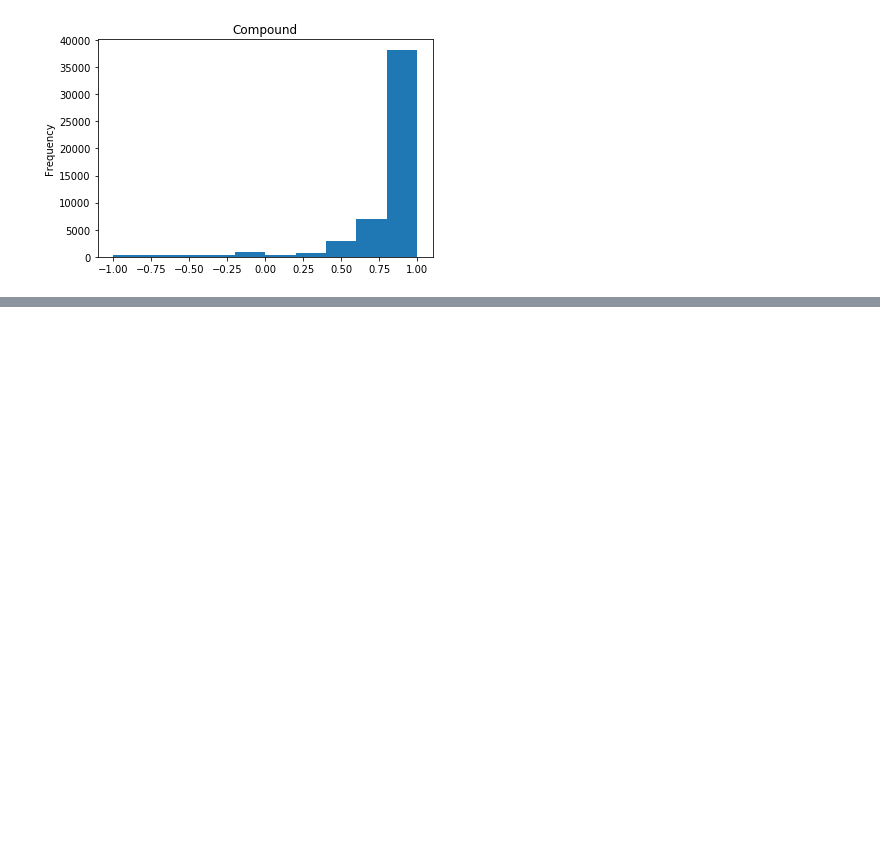
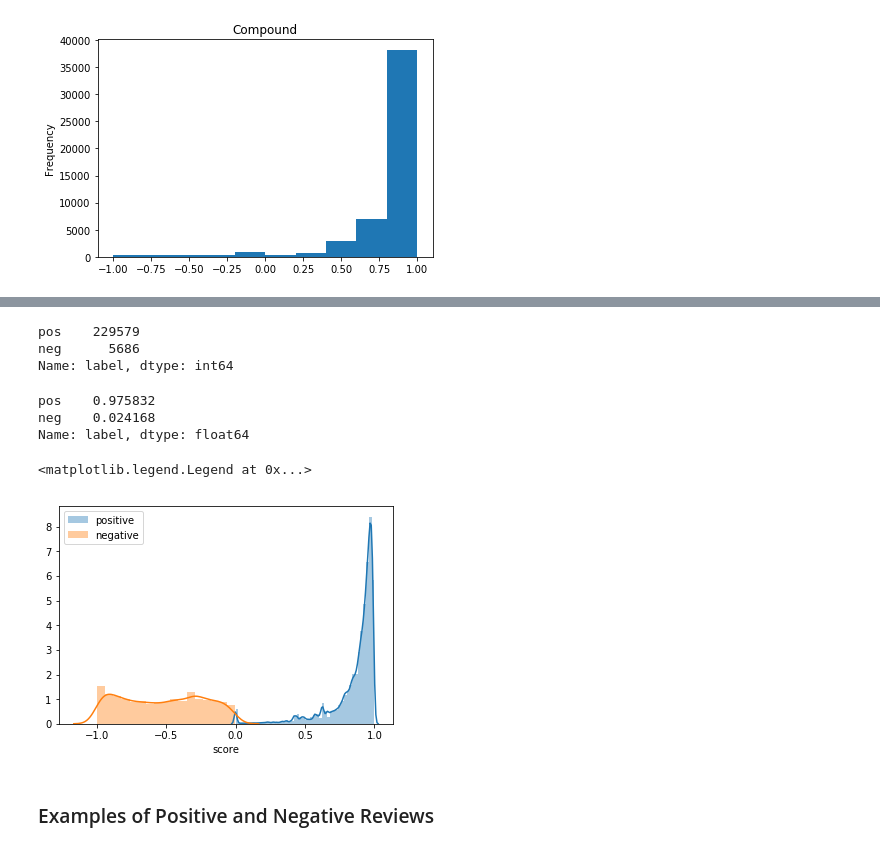
Before and after one commit to ivorydaae/airbnb-reviews-nlp, a Jupyter notebook: sentiment_analysis.ipynb, the cells around one changed output, grey strips where cells are left out. Drawn from its saved outputs; the diff is of its cells as text; code cells hidden in the pictures; blank space fills up the shorter version.

```diff
--- a/sentiment_analysis.ipynb
+++ b/sentiment_analysis.ipynb
@@ -336,0 +589,10 @@ reviews_2020.to_csv("reviews2020-label.csv")
+# %%
+# ------ import VADER and print some examples ------
+
+sid = SentimentIntensityAnalyzer()
+for sentence in reviews_19['comments'].values[:3]:
+    print(sentence)
+    ss = sid.polarity_scores(sentence)
+    for k in sorted(ss):
+        print('{0}: {1}, '.format(k, ss[k]))
+    print('()')
@@ -336,0 +617,3 @@ reviews_2020.to_csv("reviews2020-label.csv")
+# %%
+# ------ add score column ------
+reviews_19['score'] = reviews_19['comments'].apply(lambda x: sid.polarity_scores(x)['compound'])
@@ -336,0 +625,11 @@ reviews_2020.to_csv("reviews2020-label.csv")
+# %%
+# ------ generate the label by score ------
+
+def compound_to_label(score):
+    if score < 0:
+        return "neg"
+    else:
+        return "pos"
+# %%
+# ------ add label column ------
+reviews_19['label']= reviews_19['score'].apply(compound_to_label)
@@ -336,0 +667,24 @@ reviews_2020.to_csv("reviews2020-label.csv")
+# %%
+# ------ count labels ------
+reviews_19['label'].value_counts()
+# %% [output]
+pos    229579
+neg      5686
+Name: label, dtype: int64
+# %%
+# ------ labels percentage in the dataset ------
+reviews_19['label'].value_counts()/len(reviews_19['label'])
+# %% [output]
+pos    0.975832
+neg    0.024168
+Name: label, dtype: float64
+# %%
+# ------ plot the distribution of the scores for positive and negative reviews  ------
+sns.distplot(reviews_19.loc[reviews_19['label']=='pos', 'score'])
+sns.distplot(reviews_19.loc[reviews_19['label']=='neg', 'score']);
+plt.legend(labels=['positive', 'negative'])
+# %% [output]
+<matplotlib.legend.Legend at 0x...>
+[figure, added]
+# %% [markdown]
+### Examples of Positive and Negative Reviews
```
Also changed, not shown: parts of 71 cells of this notebook, 2 other files.
